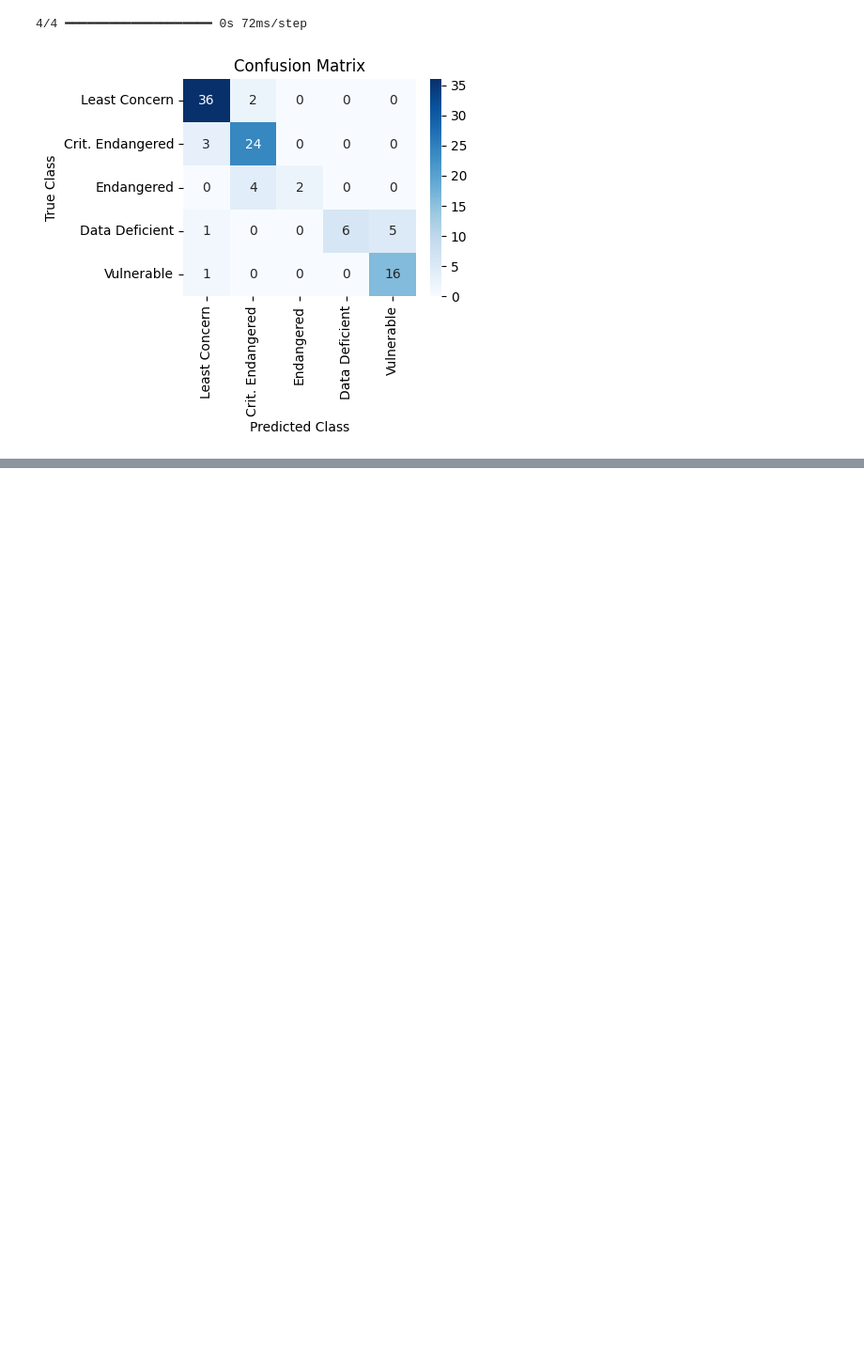
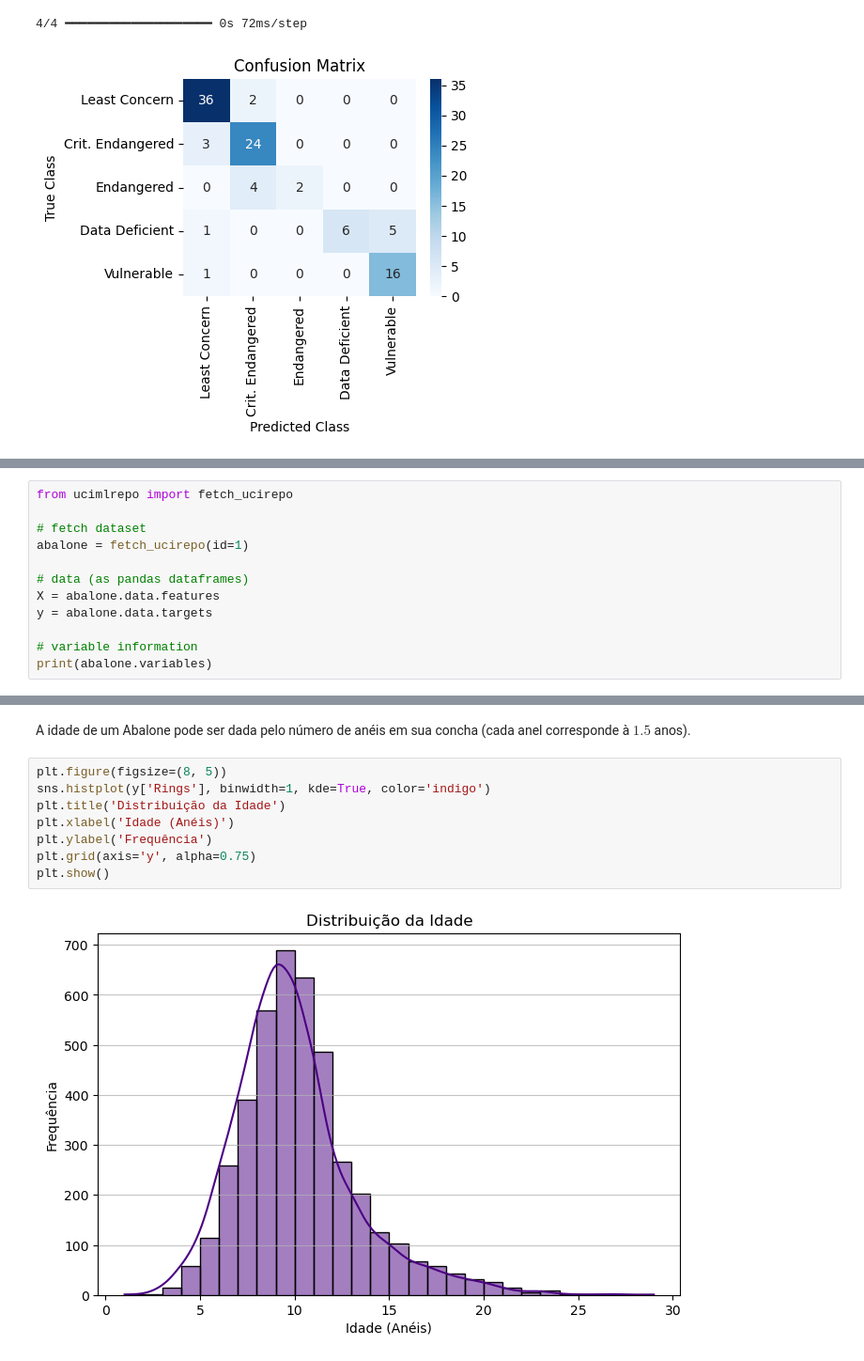
Before and after one commit to Luis-Menezes/NN_SupervisedLearning, a Jupyter notebook: project_1_deliverable.ipynb, the cells around one changed output, grey strips where cells are left out. Shown at 94% size. Saved outputs shown, nothing was run; the diff lists cells and outputs as text; blank space fills up the shorter version.

```diff
--- a/project_1_deliverable.ipynb
+++ b/project_1_deliverable.ipynb
@@ -1117,0 +1121,12 @@ O segundo problema que queremos resolver consistem em, com base em informações
+# %%
+from ucimlrepo import fetch_ucirepo
+
+# fetch dataset
+abalone = fetch_ucirepo(id=1)
+
+# data (as pandas dataframes)
+X = abalone.data.features
+y = abalone.data.targets
+
+# variable information
+print(abalone.variables)
@@ -1117,0 +1160,12 @@ O segundo problema que queremos resolver consistem em, com base em informações
+# %% [markdown]
+A idade de um Abalone pode ser dada pelo número de anéis em sua concha (cada anel corresponde à $1.5$ anos).
+# %%
+plt.figure(figsize=(8, 5))
+sns.histplot(y['Rings'], binwidth=1, kde=True, color='indigo')
+plt.title('Distribuição da Idade')
+plt.xlabel('Idade (Anéis)')
+plt.ylabel('Frequência')
+plt.grid(axis='y', alpha=0.75)
+plt.show()
+# %% [output]
+[figure, added]
```
Also changed, not shown: parts of 21 cells of this notebook.
